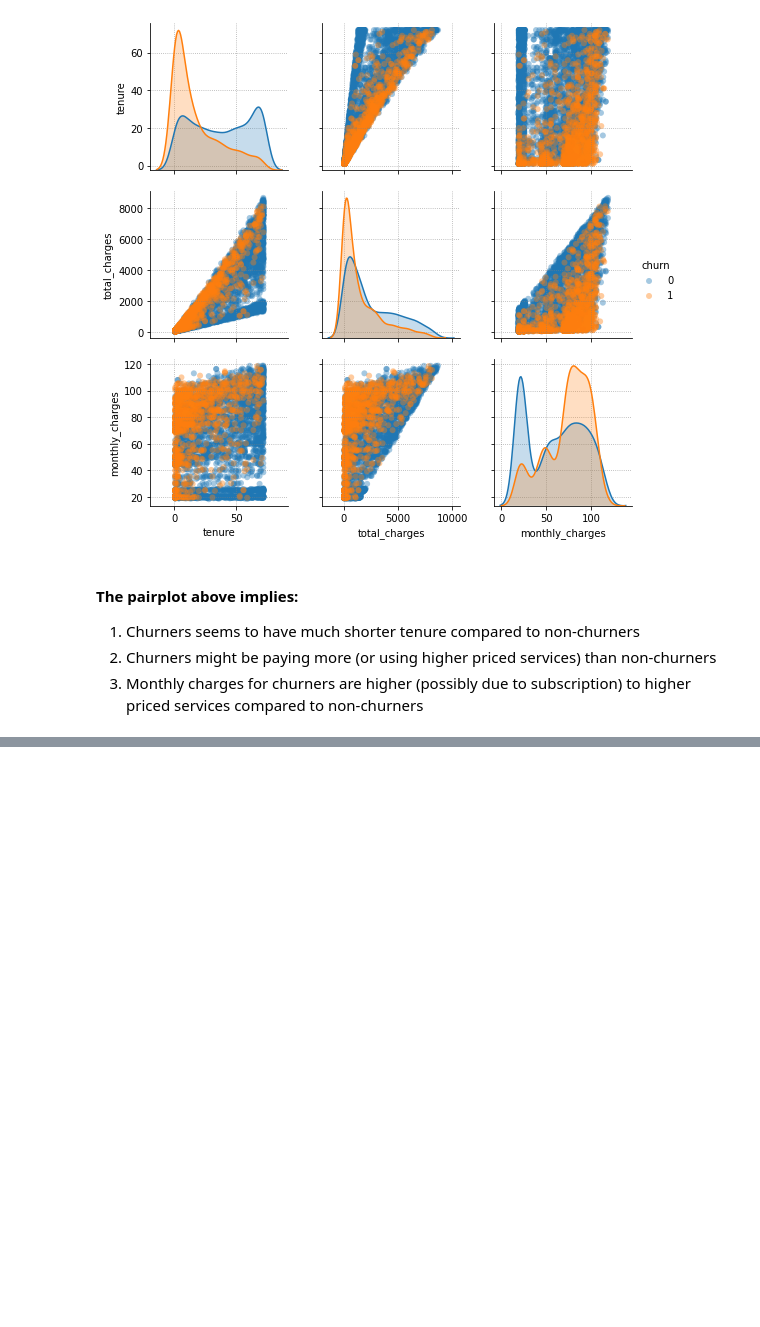
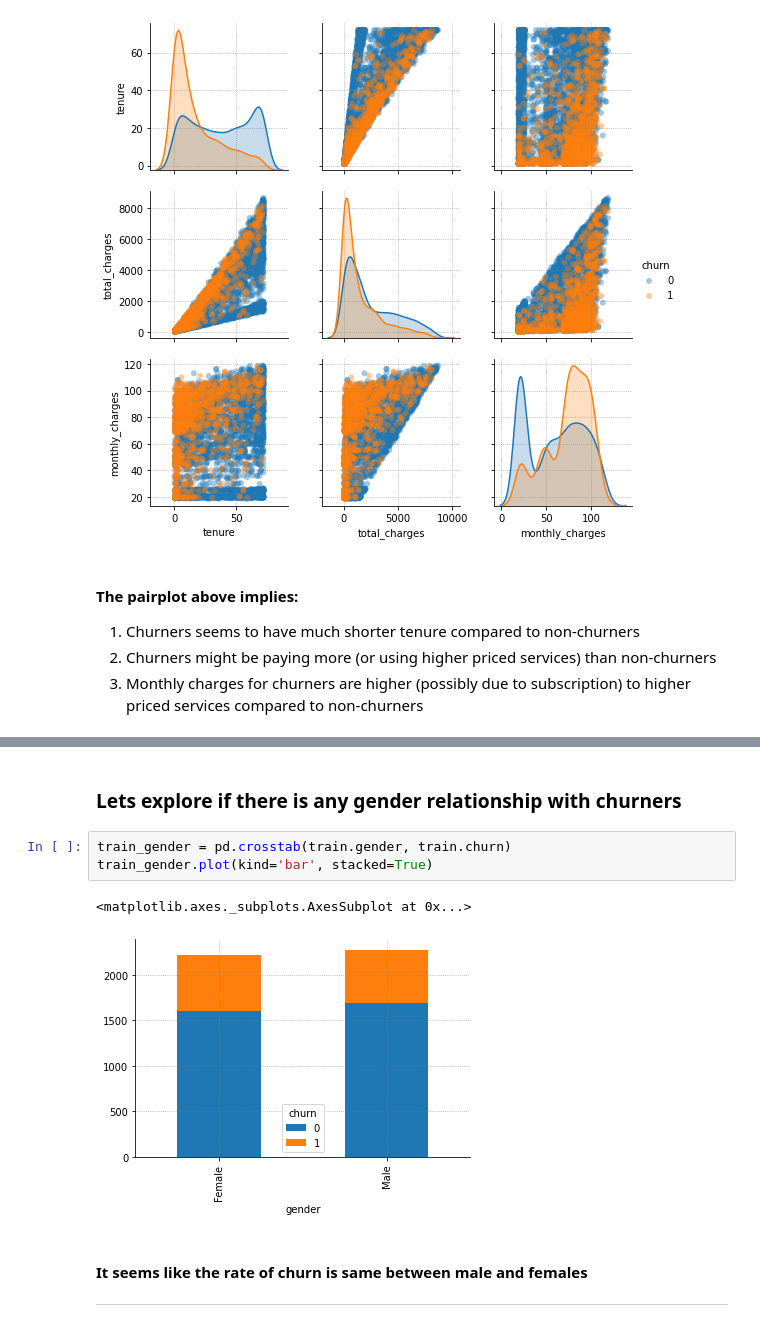
Before and after one commit to ravinder79/Telco_Churn, a Jupyter notebook: Telco_Churn_Final.ipynb, the cells around one changed output, grey strips where cells are left out. Drawn from its saved outputs; the diff is of its cells as text; blank space fills up the shorter version.

```diff
--- a/Telco_Churn_Final.ipynb
+++ b/Telco_Churn_Final.ipynb
@@ -142 +167,12 @@ sns.pairplot(train_cont, vars = train_cont.columns[:-1], hue='churn', plot_kws=d
+# %% [markdown]
+### Lets explore if there is any gender relationship with churners
+# %%
+train_gender = pd.crosstab(train.gender, train.churn)
+train_gender.plot(kind='bar', stacked=True)
+# %% [output]
+<matplotlib.axes._subplots.AxesSubplot at 0x...>
+[figure, added]
+# %% [markdown]
+#### It seems like the rate of churn is same between male and females
+***
 # %%
```
Also changed, not shown: parts of 21 cells of this notebook.
